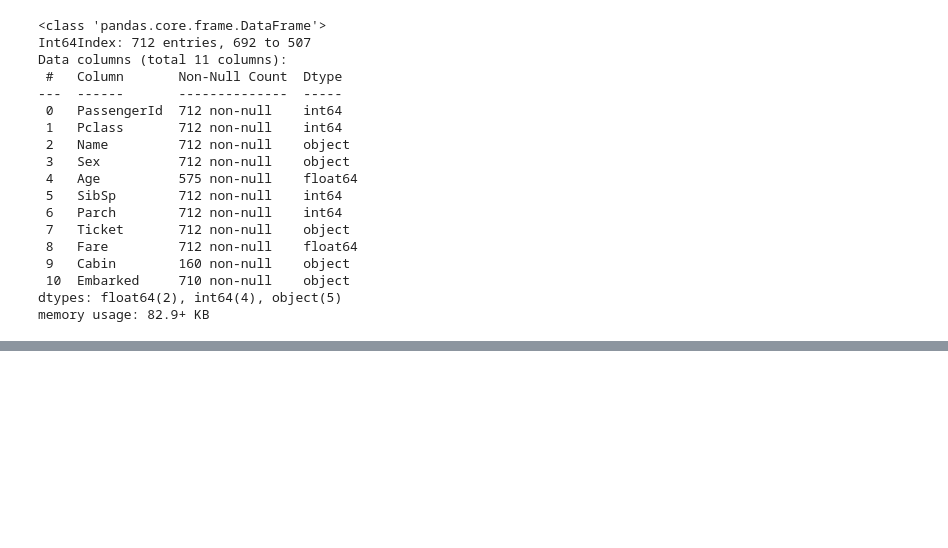
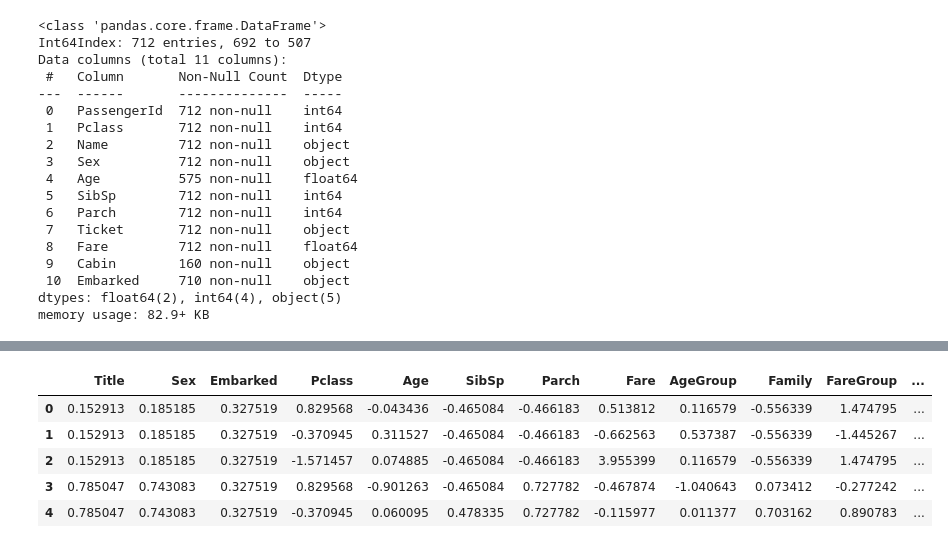
Before and after one commit to AlekseiBogachev/Titanic-Machine-Learning-from-Disaster, a Jupyter notebook: sources/Titanic-Machine-Learning-from-Disaster.ipynb, the cells around one changed output, grey strips where cells are left out. Saved outputs shown, nothing was run; the diff lists cells and outputs as text; code cells hidden in the pictures; blank space fills up the shorter version.

```diff
--- a/sources/Titanic-Machine-Learning-from-Disaster.ipynb
+++ b/sources/Titanic-Machine-Learning-from-Disaster.ipynb
@@ -1453,0 +1224,9 @@ https://www.openml.org/search?type=data&sort=runs&id=40945&status=active
+# %%
+df.head()
+# %% [output]
+|  | Title | Sex | Embarked | Pclass | Age | SibSp | Parch | Fare | AgeGroup | Family | FareGroup | ... |
+| 0 | 0.152913 | 0.185185 | 0.327519 | 0.829568 | -0.043436 | -0.465084 | -0.466183 | 0.513812 | 0.116579 | -0.556339 | 1.474795 | ... |
+| 1 | 0.152913 | 0.185185 | 0.327519 | -0.370945 | 0.311527 | -0.465084 | -0.466183 | -0.662563 | 0.537387 | -0.556339 | -1.445267 | ... |
+| 2 | 0.152913 | 0.185185 | 0.327519 | -1.571457 | 0.074885 | -0.465084 | -0.466183 | 3.955399 | 0.116579 | -0.556339 | 1.474795 | ... |
+| 3 | 0.785047 | 0.743083 | 0.327519 | 0.829568 | -0.901263 | -0.465084 | 0.727782 | -0.467874 | -1.040643 | 0.073412 | -0.277242 | ... |
+| 4 | 0.785047 | 0.743083 | 0.327519 | -0.370945 | 0.060095 | 0.478335 | 0.727782 | -0.115977 | 0.011377 | 0.703162 | 0.890783 | ... |
```
Also changed, not shown: parts of 63 cells of this notebook.
